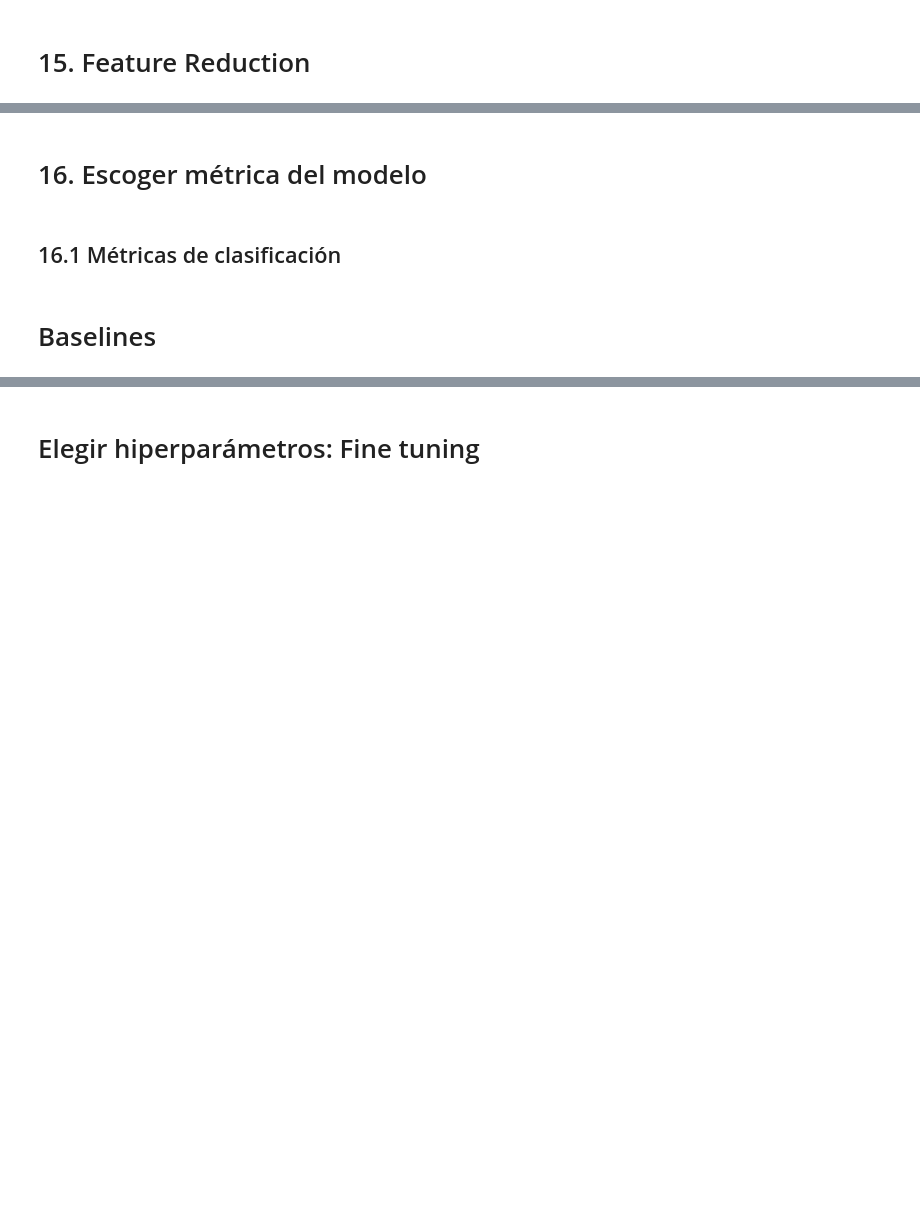
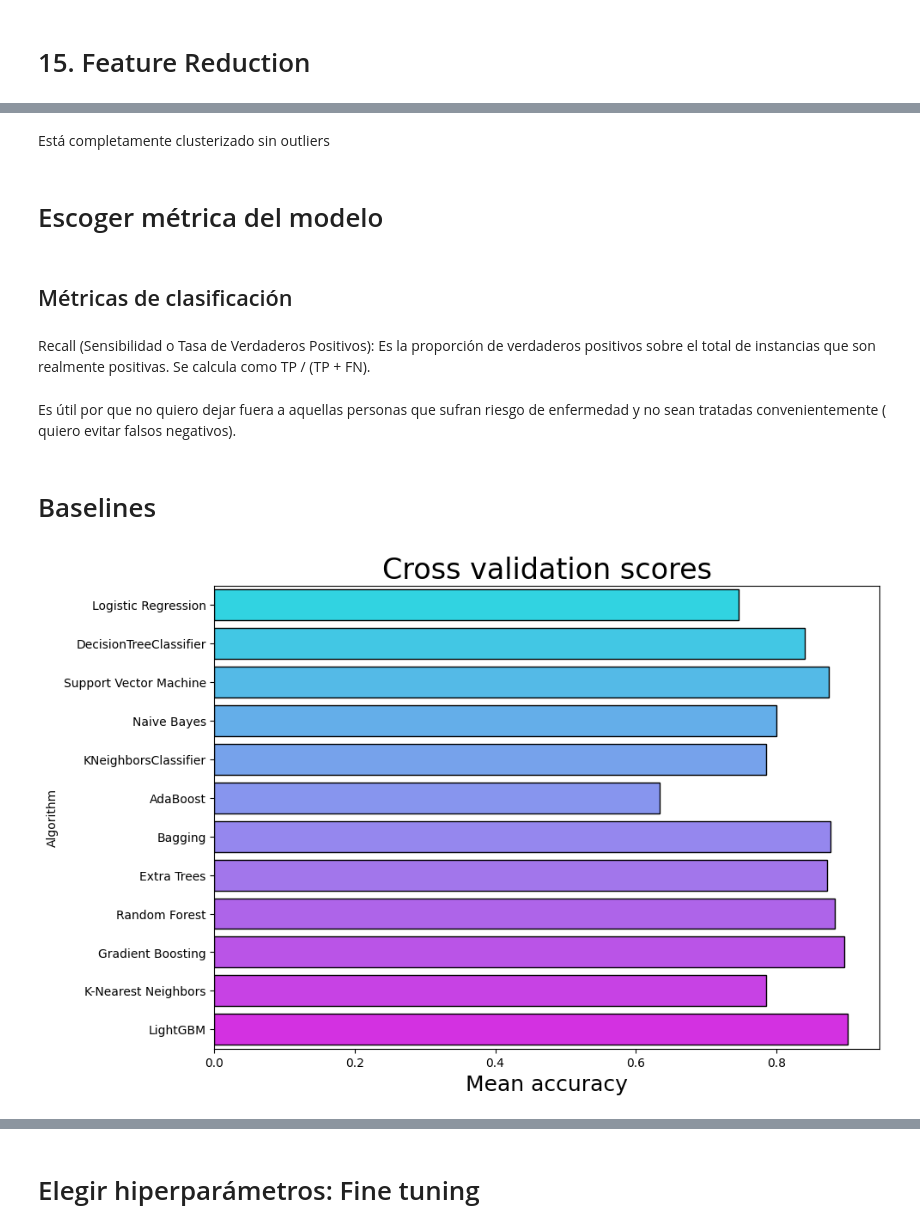
Before and after one commit to angelrodnah/Obesity, a Jupyter notebook: src/notebooks/project_resume.ipynb, the cells around one changed output, grey strips where cells are left out. Cells and saved outputs as stored; diff of their text form; code cells hidden in the pictures; blank space fills up the shorter version.

```diff
--- a/src/notebooks/project_resume.ipynb
+++ b/src/notebooks/project_resume.ipynb
@@ -393,7 +699,14 @@ selvars=selvars_boruta(df,target)
+# %% [markdown]
+Está completamente clusterizado sin outliers
 # %% [markdown]
-# 16. Escoger métrica del modelo
+# Escoger métrica del modelo
 # %% [markdown]
-## 16.1 Métricas de clasificación
+## Métricas de clasificación
+# %% [markdown]
+Recall (Sensibilidad o Tasa de Verdaderos Positivos): Es la proporción de verdaderos positivos sobre el total de instancias que son realmente positivas. Se calcula como TP / (TP + FN).
+# %% [markdown]
+
+Es útil por que no quiero dejar fuera a aquellas personas que sufran riesgo de enfermedad y no sean tratadas convenientemente ( quiero evitar falsos negativos).
 # %% [markdown]
 # Baselines
 # %%
@@ -439,4 +743,10 @@ for ddf in splits_df:
 # %%
 # Factores que influyen en esta decisión
+# %%
+# Reduzco el modelo a las variables seleccionadas
+X_train_fs=X_train[selvars]
+X_val_fs=X_val[selvars]
 # %%
-cv_df=perform_cross_validation(modelos, X_train, y_train)
+cv_df=perform_cross_validation(modelos, X_train_fs, y_train)
+# %% [output]
+[figure, added]
```
Also changed, not shown: parts of 54 cells of this notebook, 9 other files.
